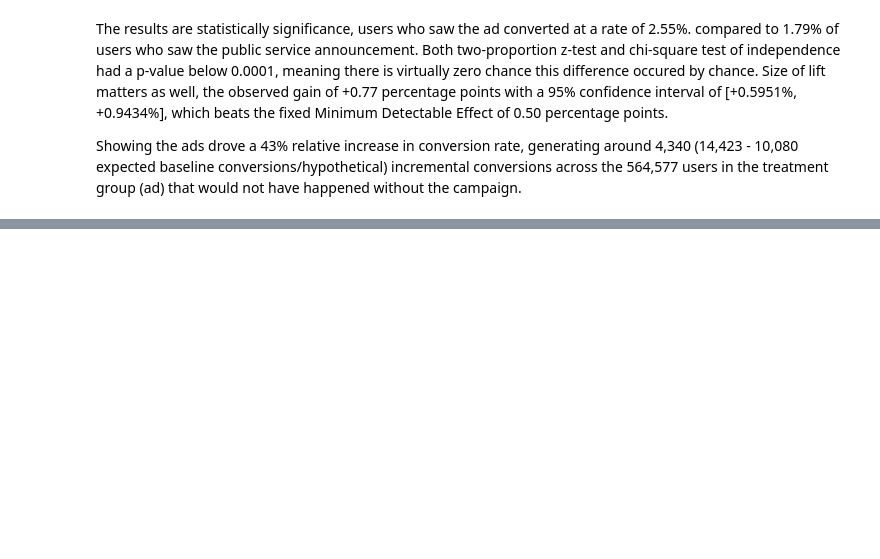
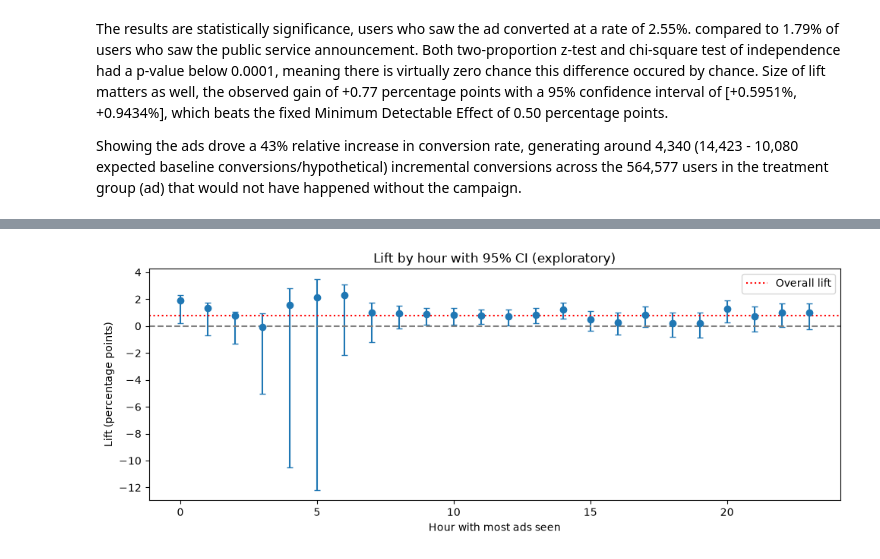
Before and after one commit to StevenDuong04/ab-test-marketing-campaign, a Jupyter notebook: notebooks/01_ab_test.ipynb, the cells around one changed output, grey strips where cells are left out. Saved outputs shown, nothing was run; the diff lists cells and outputs as text; code cells hidden in the pictures; blank space fills up the shorter version.

```diff
--- a/notebooks/01_ab_test.ipynb
+++ b/notebooks/01_ab_test.ipynb
@@ -218,0 +334,24 @@ Showing the ads drove a 43% relative increase in conversion rate, generating aro
+# %%
+def segment_lift(data, col):
+    rows = []
+    for seg, g in data.groupby(col, observed=True):
+        ad = g.loc[g["test_group"] == "ad", "converted"]
+        psa = g.loc[g["test_group"] == "psa", "converted"]
+        _, p = proportions_ztest([ad.sum(), psa.sum()], [len(ad), len(psa)])
+        lo, hi = confint_proportions_2indep(ad.sum(), len(ad), psa.sum(), len(psa))
+        rows.append({col: seg, "ad_n": len(ad), "psa_n": len(psa),
+                     "ad_rate_pct": ad.mean() * 100, "psa_rate_pct": psa.mean() * 100,
+                     "lift_pp": (ad.mean() - psa.mean()) * 100,
+                     "ci_low_pp": lo * 100, "ci_high_pp": hi * 100, "p_raw": p})
+    return pd.DataFrame(rows)
+# %%
+df["hour_block"] = pd.cut(df["most_ads_hour"], [-1, 5, 11, 17, 23],
+                          labels=["night (0-5)", "morning (6-11)", "afternoon (12-17)", "evening (18-23)"])
+
+by_day = segment_lift(df, "most_ads_day")
+by_block = segment_lift(df, "hour_block")
+
+planned = pd.concat([by_day.assign(family="day"), by_block.assign(family="hour block")],
+                    ignore_index=True)
+planned["p_adj"] = multipletests(planned["p_raw"], method="fdr_bh")[1]
+planned.round(4)
@@ -218,0 +371,18 @@ Showing the ads drove a 43% relative increase in conversion rate, generating aro
+# %%
+by_hour = segment_lift(df, "most_ads_hour")
+
+fig, ax = plt.subplots(figsize=(10, 4))
+x = by_hour["most_ads_hour"]
+ax.errorbar(x, by_hour["lift_pp"],
+            yerr=[by_hour["lift_pp"] - by_hour["ci_low_pp"], by_hour["ci_high_pp"] - by_hour["lift_pp"]],
+            fmt="o", capsize=3)
+ax.axhline(0, color="gray", linestyle="--")
+ax.axhline(abs_lift * 100, color="red", linestyle=":", label="Overall lift")
+ax.set_xlabel("Hour with most ads seen"); ax.set_ylabel("Lift (percentage points)")
+ax.set_title("Lift by hour with 95% CI (exploratory)")
+ax.legend()
+plt.tight_layout()
+plt.savefig("../images/lift_by_hour.png", dpi=150)
+plt.show()
+# %% [output]
+[figure, added]
```
Also changed, not shown: parts of 18 cells of this notebook, 7 other files.
